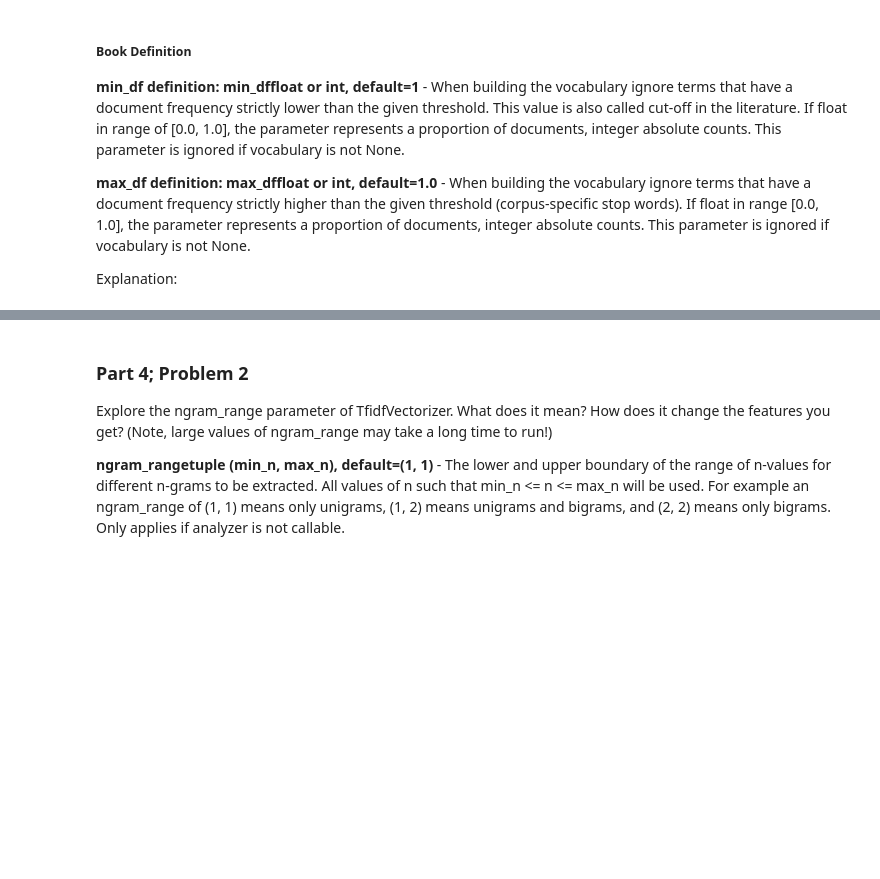
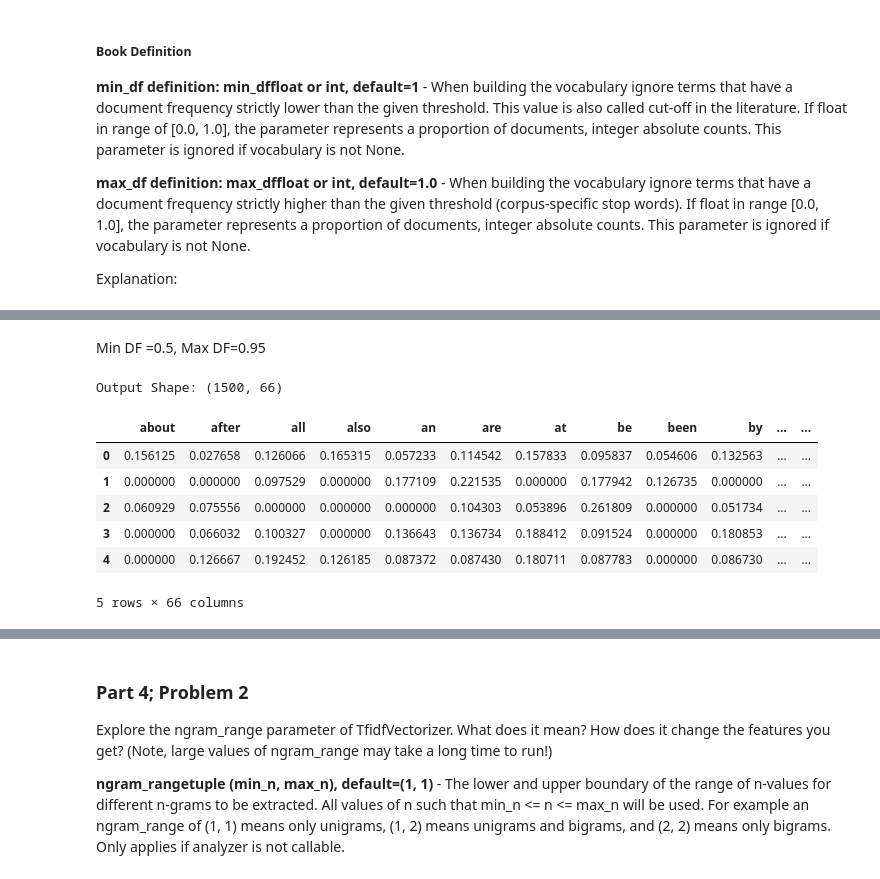
Before and after one commit to WilliamFarland/DS501-Project3, a Jupyter notebook: GroupProject3.ipynb, the cells around one changed output, grey strips where cells are left out. Drawn from its saved outputs; the diff is of its cells as text; code cells hidden in the pictures; blank space fills up the shorter version.

```diff
--- a/GroupProject3.ipynb
+++ b/GroupProject3.ipynb
@@ -193,0 +212,14 @@ Explanation:
+# %% [markdown]
+Min DF =0.5, Max DF=0.95
+# %%
+df = run_vectorizer(0.5, 0.95)
+df.head()
+# %% [output]
+Output Shape: (1500, 66)
+|  | about | after | all | also | an | are | at | be | been | by | ... | ... |
+| 0 | 0.156125 | 0.027658 | 0.126066 | 0.165315 | 0.057233 | 0.114542 | 0.157833 | 0.095837 | 0.054606 | 0.132563 | ... | ... |
+| 1 | 0.000000 | 0.000000 | 0.097529 | 0.000000 | 0.177109 | 0.221535 | 0.000000 | 0.177942 | 0.126735 | 0.000000 | ... | ... |
+| 2 | 0.060929 | 0.075556 | 0.000000 | 0.000000 | 0.000000 | 0.104303 | 0.053896 | 0.261809 | 0.000000 | 0.051734 | ... | ... |
+| 3 | 0.000000 | 0.066032 | 0.100327 | 0.000000 | 0.136643 | 0.136734 | 0.188412 | 0.091524 | 0.000000 | 0.180853 | ... | ... |
+| 4 | 0.000000 | 0.126667 | 0.192452 | 0.126185 | 0.087372 | 0.087430 | 0.180711 | 0.087783 | 0.000000 | 0.086730 | ... | ... |
+5 rows × 66 columns
```
Also changed, not shown: parts of 11 cells of this notebook.
